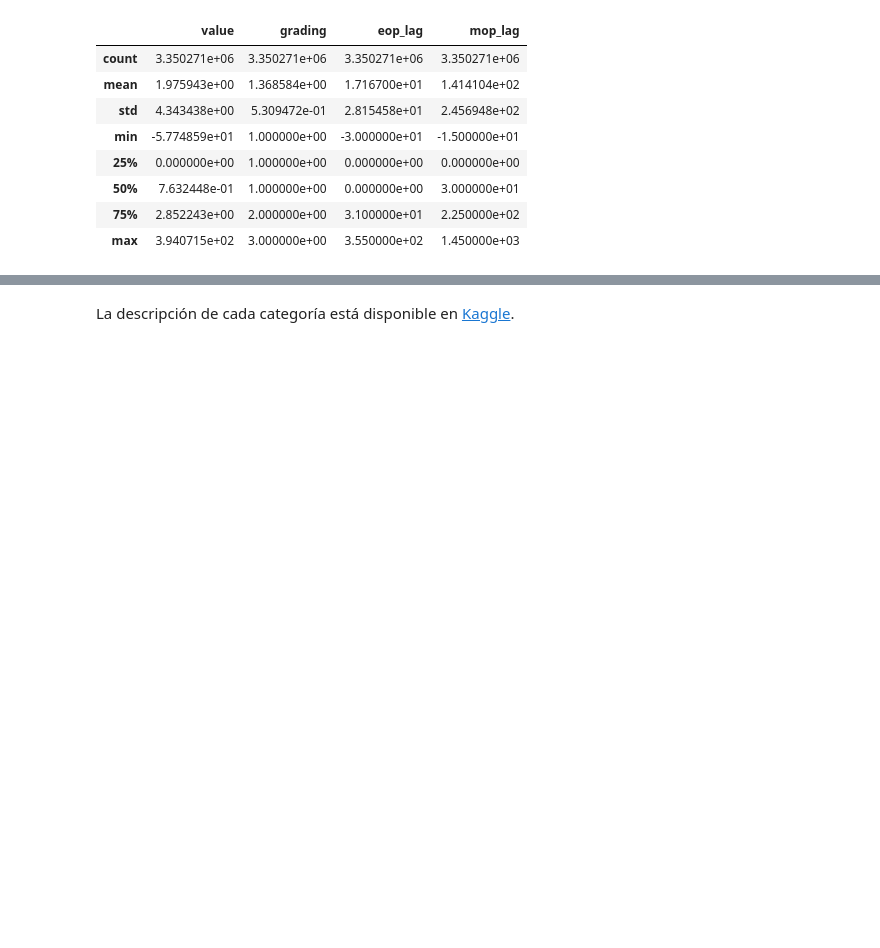
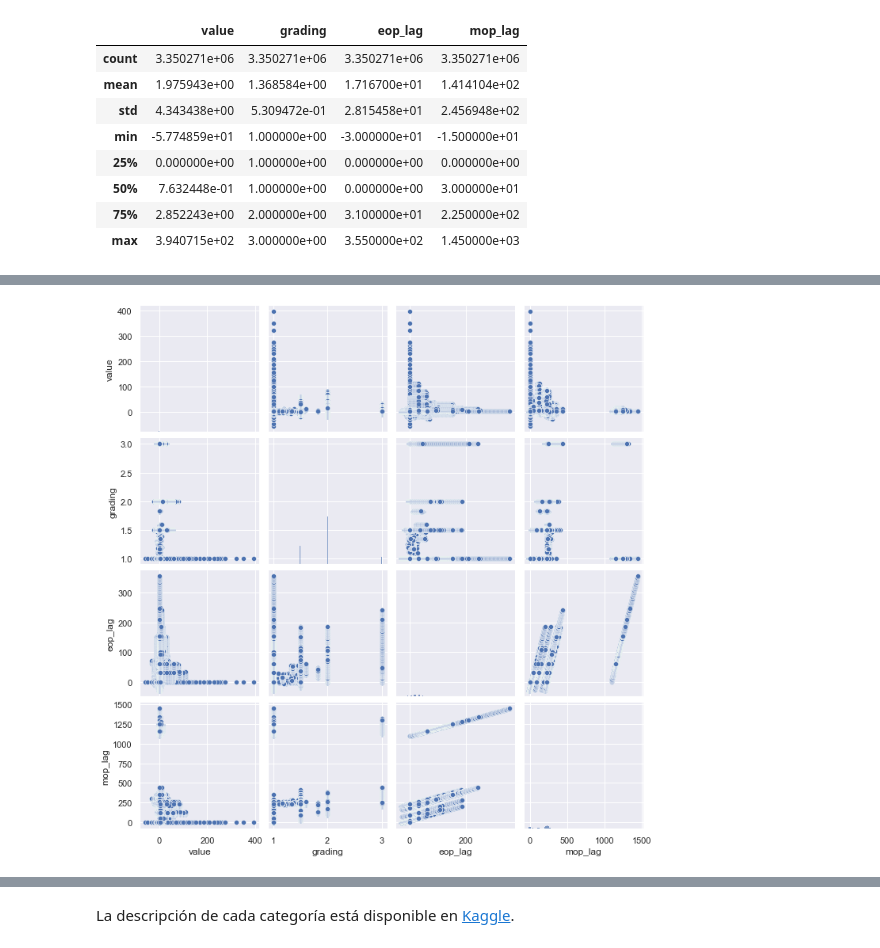
Before and after one commit to victormlgh/ModelajePredictivoOptimizacion, a Jupyter notebook: Semana5/mixedmodel.ipynb, the cells around one changed output, grey strips where cells are left out. Cells and saved outputs as stored; diff of their text form; code cells hidden in the pictures; blank space fills up the shorter version.

```diff
--- a/Semana5/mixedmodel.ipynb
+++ b/Semana5/mixedmodel.ipynb
@@ -67,0 +70,6 @@ df.describe()
+# %%
+sns.pairplot(df[['value', 'grading',
+       'eop_lag', 'mop_lag']])
+plt.show()
+# %% [output]
+[figure, added]
```
Also changed, not shown: parts of 17 cells of this notebook.
